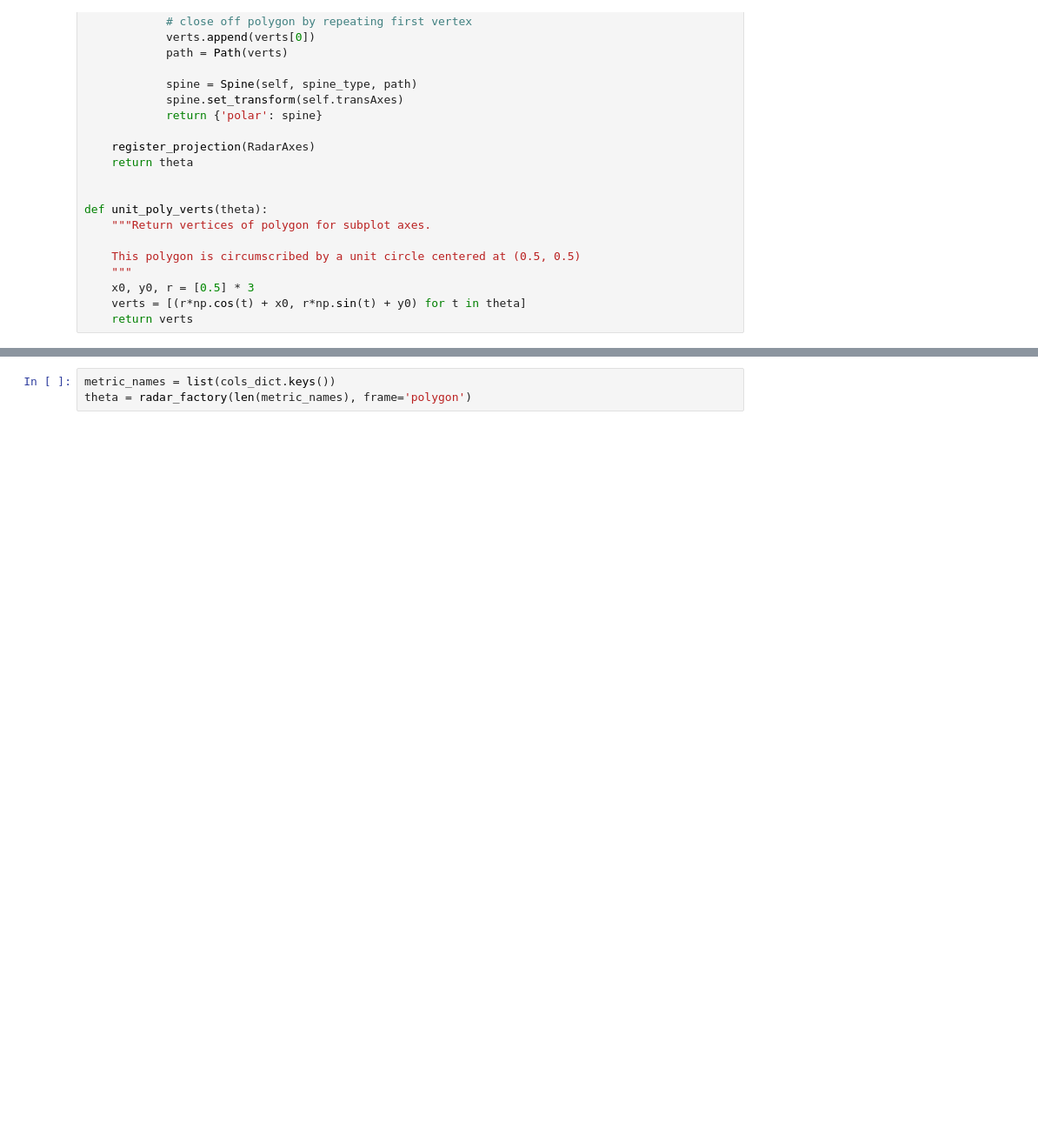
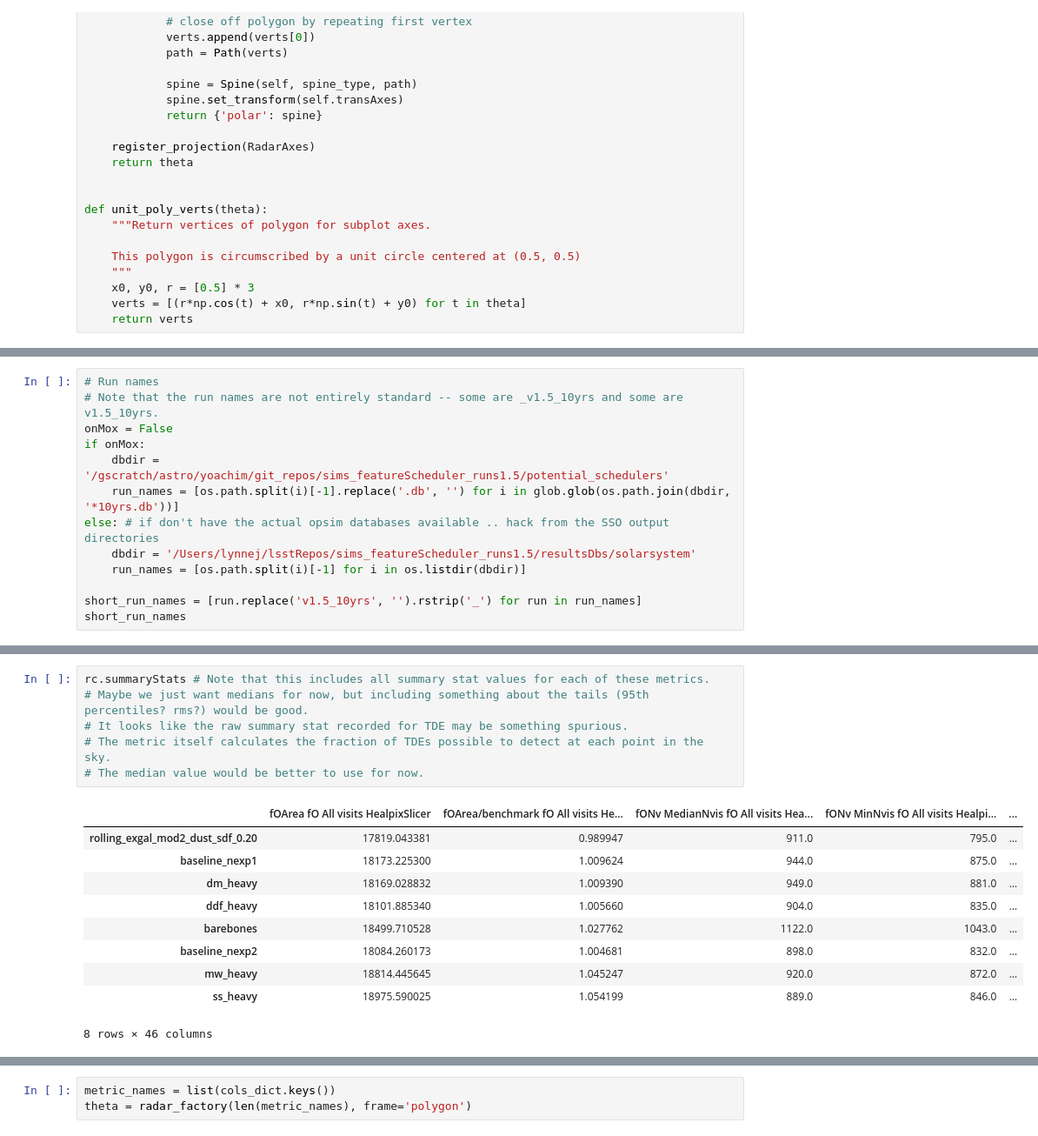
Before and after one commit to lsst-sims/sims_featureScheduler_runs1.5, a Jupyter notebook: beta_radar/beta_radar.ipynb, the cells around one changed output, grey strips where cells are left out. Shown at 87% size. Saved outputs shown, nothing was run; the diff lists cells and outputs as text; blank space fills up the shorter version.

```diff
--- a/beta_radar/beta_radar.ipynb
+++ b/beta_radar/beta_radar.ipynb
@@ -181,0 +119,13 @@ Name: TDEsAsciiMetric  HealpixSlicer, dtype: float64
+# %%
+# Run names
+# Note that the run names are not entirely standard -- some are _v1.5_10yrs and some are v1.5_10yrs.
+onMox = False
+if onMox:
+    dbdir = '/gscratch/astro/yoachim/git_repos/sims_featureScheduler_runs1.5/potential_schedulers'
+    run_names = [os.path.split(i)[-1].replace('.db', '') for i in glob.glob(os.path.join(dbdir, '*10yrs.db'))]
+else: # if don't have the actual opsim databases available .. hack from the SSO output directories
+    dbdir = '/Users/lynnej/lsstRepos/sims_featureScheduler_runs1.5/resultsDbs/solarsystem'
+    run_names = [os.path.split(i)[-1] for i in os.listdir(dbdir)]
+
+short_run_names = [run.replace('v1.5_10yrs', '').rstrip('_') for run in run_names]
+short_run_names
@@ -182 +220,18 @@ Name: TDEsAsciiMetric  HealpixSlicer, dtype: float64
+# %%
+rc.summaryStats # Note that this includes all summary stat values for each of these metrics.
+# Maybe we just want medians for now, but including something about the tails (95th percentiles? rms?) would be good.
+# It looks like the raw summary stat recorded for TDE may be something spurious.
+# The metric itself calculates the fraction of TDEs possible to detect at each point in the sky.
+# The median value would be better to use for now.
+# %% [output]
+|  | fOArea fO All visits HealpixSlicer | fOArea/benchmark fO All visits He... | fONv MedianNvis fO All visits Hea... | fONv MinNvis fO All visits Healpi... | ... |
+| rolling_exgal_mod2_dust_sdf_0.20 | 17819.043381 | 0.989947 | 911.0 | 795.0 | ... |
+| baseline_nexp1 | 18173.225300 | 1.009624 | 944.0 | 875.0 | ... |
+| dm_heavy | 18169.028832 | 1.009390 | 949.0 | 881.0 | ... |
+| ddf_heavy | 18101.885340 | 1.005660 | 904.0 | 835.0 | ... |
+| barebones | 18499.710528 | 1.027762 | 1122.0 | 1043.0 | ... |
+| baseline_nexp2 | 18084.260173 | 1.004681 | 898.0 | 832.0 | ... |
+| mw_heavy | 18814.445645 | 1.045247 | 920.0 | 872.0 | ... |
+| ss_heavy | 18975.590025 | 1.054199 | 889.0 | 846.0 | ... |
+8 rows × 46 columns
 # %%
```
Also changed, not shown: parts of 21 cells of this notebook.
